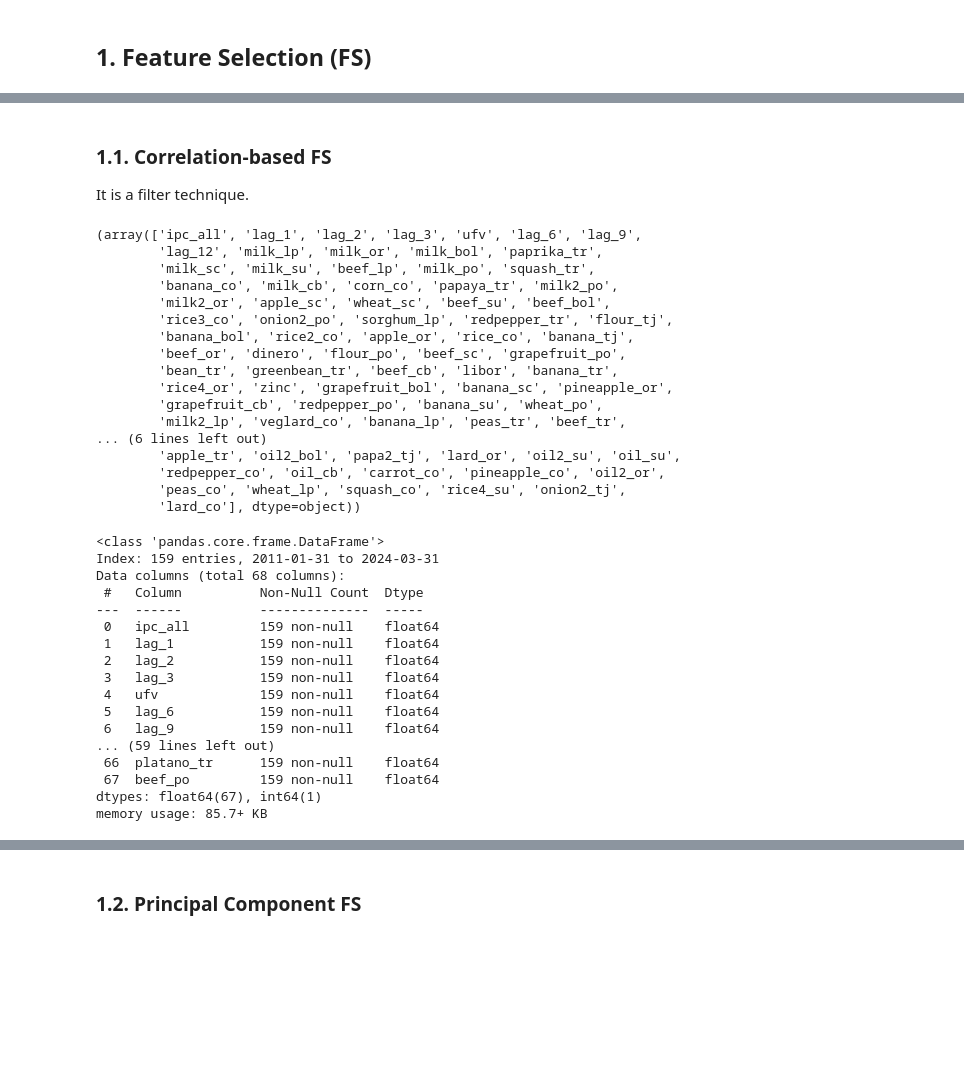
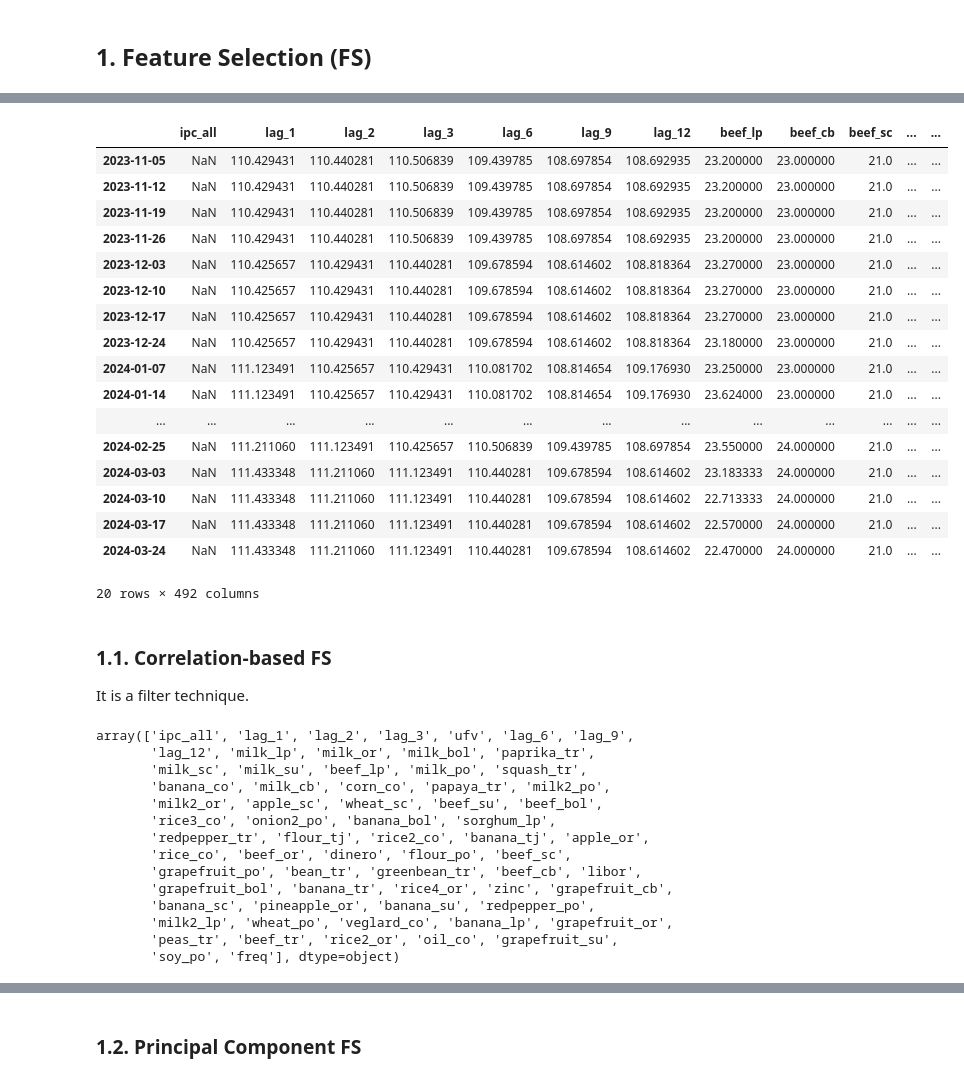
Before and after one commit to osmarbolivar/High-Freq-Inflation-Forecast-2SML, a Jupyter notebook: Feature_Selection.ipynb, the cells around one changed output, grey strips where cells are left out. Cells and saved outputs as stored; diff of their text form; code cells hidden in the pictures; blank space fills up the shorter version.

```diff
--- a/Feature_Selection.ipynb
+++ b/Feature_Selection.ipynb
@@ -54,3 +62,24 @@ dataset_m
+# %%
+dataset_w.tail(20)
+# %% [output]
+|  | ipc_all | lag_1 | lag_2 | lag_3 | lag_6 | lag_9 | lag_12 | beef_lp | beef_cb | beef_sc | ... | ... |
+| 2023-11-05 | NaN | 110.429431 | 110.440281 | 110.506839 | 109.439785 | 108.697854 | 108.692935 | 23.200000 | 23.000000 | 21.0 | ... | ... |
+| 2023-11-12 | NaN | 110.429431 | 110.440281 | 110.506839 | 109.439785 | 108.697854 | 108.692935 | 23.200000 | 23.000000 | 21.0 | ... | ... |
+| 2023-11-19 | NaN | 110.429431 | 110.440281 | 110.506839 | 109.439785 | 108.697854 | 108.692935 | 23.200000 | 23.000000 | 21.0 | ... | ... |
+| 2023-11-26 | NaN | 110.429431 | 110.440281 | 110.506839 | 109.439785 | 108.697854 | 108.692935 | 23.200000 | 23.000000 | 21.0 | ... | ... |
+| 2023-12-03 | NaN | 110.425657 | 110.429431 | 110.440281 | 109.678594 | 108.614602 | 108.818364 | 23.270000 | 23.000000 | 21.0 | ... | ... |
+| 2023-12-10 | NaN | 110.425657 | 110.429431 | 110.440281 | 109.678594 | 108.614602 | 108.818364 | 23.270000 | 23.000000 | 21.0 | ... | ... |
+| 2023-12-17 | NaN | 110.425657 | 110.429431 | 110.440281 | 109.678594 | 108.614602 | 108.818364 | 23.270000 | 23.000000 | 21.0 | ... | ... |
+| 2023-12-24 | NaN | 110.425657 | 110.429431 | 110.440281 | 109.678594 | 108.614602 | 108.818364 | 23.180000 | 23.000000 | 21.0 | ... | ... |
+| 2024-01-07 | NaN | 111.123491 | 110.425657 | 110.429431 | 110.081702 | 108.814654 | 109.176930 | 23.250000 | 23.000000 | 21.0 | ... | ... |
+| 2024-01-14 | NaN | 111.123491 | 110.425657 | 110.429431 | 110.081702 | 108.814654 | 109.176930 | 23.624000 | 23.000000 | 21.0 | ... | ... |
+| ... | ... | ... | ... | ... | ... | ... | ... | ... | ... | ... | ... | ... |
+| 2024-02-25 | NaN | 111.211060 | 111.123491 | 110.425657 | 110.506839 | 109.439785 | 108.697854 | 23.550000 | 24.000000 | 21.0 | ... | ... |
+| 2024-03-03 | NaN | 111.433348 | 111.211060 | 111.123491 | 110.440281 | 109.678594 | 108.614602 | 23.183333 | 24.000000 | 21.0 | ... | ... |
+| 2024-03-10 | NaN | 111.433348 | 111.211060 | 111.123491 | 110.440281 | 109.678594 | 108.614602 | 22.713333 | 24.000000 | 21.0 | ... | ... |
+| 2024-03-17 | NaN | 111.433348 | 111.211060 | 111.123491 | 110.440281 | 109.678594 | 108.614602 | 22.570000 | 24.000000 | 21.0 | ... | ... |
+| 2024-03-24 | NaN | 111.433348 | 111.211060 | 111.123491 | 110.440281 | 109.678594 | 108.614602 | 22.470000 | 24.000000 | 21.0 | ... | ... |
+20 rows × 492 columns
 # %% [markdown]
 ### **1.1. Correlation-based FS**
 
@@ -65,45 +94,22 @@ lcorr_lag0, ldf_lag0 = lagged_correlation_color(ldf_corr, 'ipc_all', 0)
 lcorr_lag0.head(10)
 
 corr_plus05 = np.array(lcorr_lag0.query('corr > 0.5')['level_1'])
-corr_minus05 = np.array(lcorr_lag0.query('corr < -0.5')['level_1'])
+#corr_minus05 = np.array(lcorr_lag0.query('corr < -0.5')['level_1'])
+corr_plus05 = np.append(corr_plus05, 'freq')
 
-corr_plus05, corr_minus05
+corr_plus05
 # %% [output]
-(array(['ipc_all', 'lag_1', 'lag_2', 'lag_3', 'ufv', 'lag_6', 'lag_9',
-        'lag_12', 'milk_lp', 'milk_or', 'milk_bol', 'paprika_tr',
-        'milk_sc', 'milk_su', 'beef_lp', 'milk_po', 'squash_tr',
-        'banana_co', 'milk_cb', 'corn_co', 'papaya_tr', 'milk2_po',
-        'milk2_or', 'apple_sc', 'wheat_sc', 'beef_su', 'beef_bol',
-        'rice3_co', 'onion2_po', 'sorghum_lp', 'redpepper_tr', 'flour_tj',
-        'banana_bol', 'rice2_co', 'apple_or', 'rice_co', 'banana_tj',
-        'beef_or', 'dinero', 'flour_po', 'beef_sc', 'grapefruit_po',
-        'bean_tr', 'greenbean_tr', 'beef_cb', 'libor', 'banana_tr',
-        'rice4_or', 'zinc', 'grapefruit_bol', 'banana_sc', 'pineapple_or',
-        'grapefruit_cb', 'redpepper_po', 'banana_su', 'wheat_po',
-        'milk2_lp', 'veglard_co', 'banana_lp', 'peas_tr', 'beef_tr',
-... (6 lines left out)
-        'apple_tr', 'oil2_bol', 'papa2_tj', 'lard_or', 'oil2_su', 'oil_su',
-        'redpepper_co', 'oil_cb', 'carrot_co', 'pineapple_co', 'oil2_or',
-        'peas_co', 'wheat_lp', 'squash_co', 'rice4_su', 'onion2_tj',
-        'lard_co'], dtype=object))
+array(['ipc_all', 'lag_1', 'lag_2', 'lag_3', 'ufv', 'lag_6', 'lag_9',
+       'lag_12', 'milk_lp', 'milk_or', 'milk_bol', 'paprika_tr',
+       'milk_sc', 'milk_su', 'beef_lp', 'milk_po', 'squash_tr',
+       'banana_co', 'milk_cb', 'corn_co', 'papaya_tr', 'milk2_po',
+       'milk2_or', 'apple_sc', 'wheat_sc', 'beef_su', 'beef_bol',
+       'rice3_co', 'onion2_po', 'banana_bol', 'sorghum_lp',
+       'redpepper_tr', 'flour_tj', 'rice2_co', 'banana_tj', 'apple_or',
+       'rice_co', 'beef_or', 'dinero', 'flour_po', 'beef_sc',
+       'grapefruit_po', 'bean_tr', 'greenbean_tr', 'beef_cb', 'libor',
+       'grapefruit_bol', 'banana_tr', 'rice4_or', 'zinc', 'grapefruit_cb',
+       'banana_sc', 'pineapple_or', 'banana_su', 'redpepper_po',
+       'milk2_lp', 'wheat_po', 'veglard_co', 'banana_lp', 'grapefruit_or',
+       'peas_tr', 'beef_tr', 'rice2_or', 'oil_co', 'grapefruit_su',
+       'soy_po', 'freq'], dtype=object)
-# %%
-CORR_M_DATASET = dataset_m[corr_plus05]
-CORR_M_DATASET.info()
-# %% [output]
-<class 'pandas.core.frame.DataFrame'>
-Index: 159 entries, 2011-01-31 to 2024-03-31
-Data columns (total 68 columns):
- #   Column          Non-Null Count  Dtype
----  ------          --------------  -----
- 0   ipc_all         159 non-null    float64
- 1   lag_1           159 non-null    float64
- 2   lag_2           159 non-null    float64
- 3   lag_3           159 non-null    float64
- 4   ufv             159 non-null    float64
- 5   lag_6           159 non-null    float64
- 6   lag_9           159 non-null    float64
-... (59 lines left out)
- 66  platano_tr      159 non-null    float64
- 67  beef_po         159 non-null    float64
-dtypes: float64(67), int64(1)
-memory usage: 85.7+ KB
```
Also changed, not shown: parts of 29 cells of this notebook, 6 other files.
